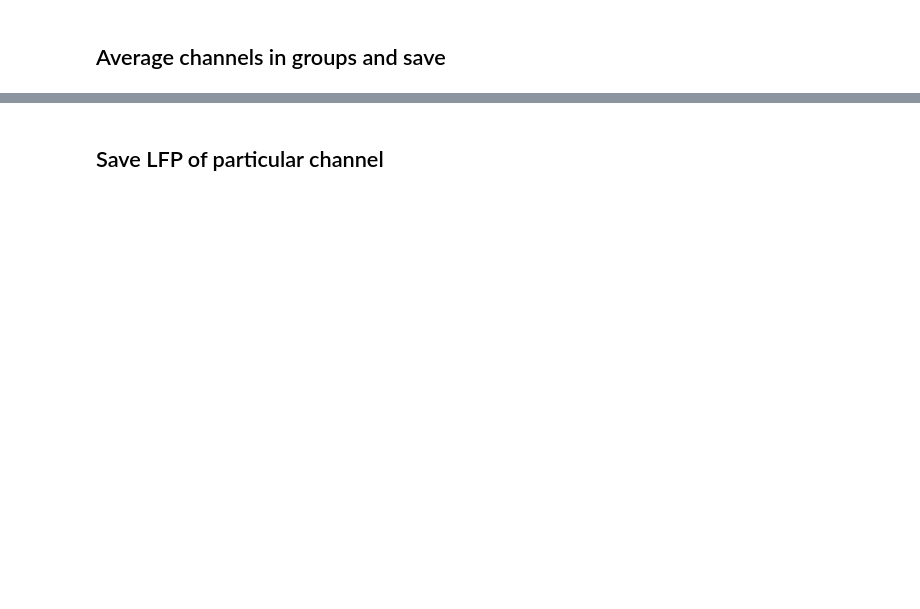
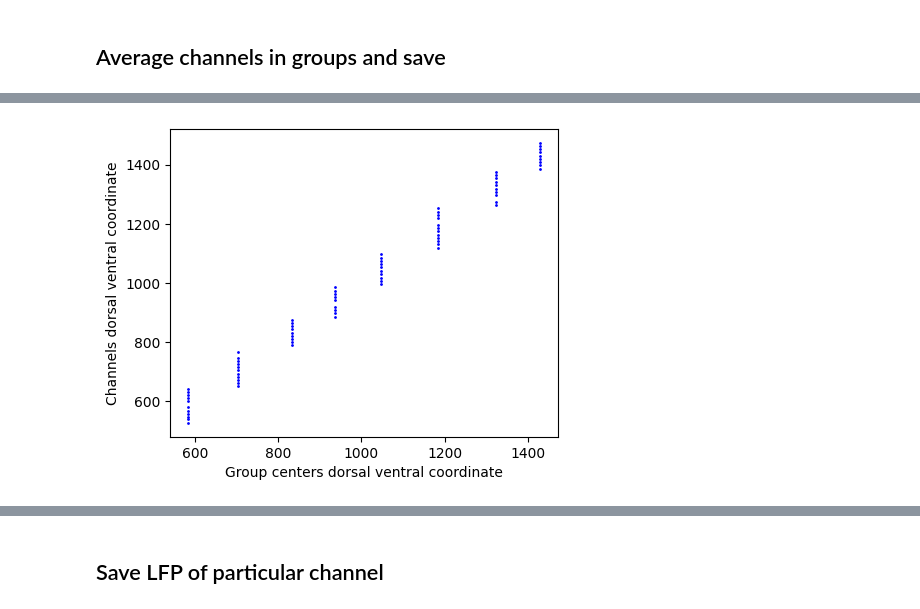
Before and after one commit to chenziao/Analyzing_Allen_Visual_Coding_Neuropixels_Dataset, a Jupyter notebook: Choose_Visual_Data.ipynb, the cells around one changed output, grey strips where cells are left out. Cells and saved outputs as stored; diff of their text form; code cells hidden in the pictures; blank space fills up the shorter version.

```diff
--- a/Choose_Visual_Data.ipynb
+++ b/Choose_Visual_Data.ipynb
@@ -127,15 +142,13 @@ if len(sel_units) == 0:
 # %%
 # units center
-ccf_coords = ['anterior_posterior_ccf_coordinate', 'dorsal_ventral_ccf_coordinate', 'left_right_ccf_coordinate']
 units_coord = sel_units[ccf_coords].values
 units_coord_mean = units_coord.mean(axis=0)
 center_unit_id = sel_units.index[np.argmin(np.sum((units_coord - units_coord_mean) ** 2, axis=1))]
 
 channel_index = sel_units.loc[center_unit_id, 'probe_channel_number']
-probe_id = sel_units.loc[center_unit_id, 'probe_id']
+center_unit_probe_id = sel_units.loc[center_unit_id, 'probe_id']
 
-channel = session.channels[(session.channels.probe_channel_number == channel_index) &
-                           (session.channels.probe_id == probe_id)]
+channel = channels[(channels.probe_channel_number == channel_index) & (channels.probe_id == center_unit_probe_id)]
 center_unit_channel_id = int(channel.index[0])
 
 print('Channel of the unit near the center of units')
@@ -172,6 +177,4 @@ Chennel near the center of units
 # %%
-channels = session.channels
-channels = channels.loc[channels['structure_acronym'] == ecephys_structure_acronym]
 probe_id = channels.probe_id.unique()
 print('Probes and channels in %s:' % ecephys_structure_acronym)
 for i in probe_id:
@@ -180,4 +183,7 @@ for i in probe_id:
 Probes and channels in VISp:
 probe id 760213145: 81 channels
 # %%
-probe_id = int(input('Select probe: ') if probe_id.size > 1 else probe_id[0])
+probe_id = int(input(f'Select probe: (center unit probe {center_unit_probe_id})') if probe_id.size > 1 else probe_id[0])
+if not probes.loc[probe_id, 'has_lfp_data']:
+    raise SystemExit(f'Probe {i:d} does not have LFP data.')
+fs = probes.loc[probe_id, 'lfp_sampling_rate']
@@ -210,2 +224,73 @@ fig_disp = figure_display_function(config, session_id=session_id, ecephys_struct
 # %% [markdown]
 ## Average channels in groups and save
+# %%
+import xarray as xr
+import matplotlib.pyplot as plt
+import sklearn as sk
+
+whether_redo = redo_condition(True)
+fig_disp = figure_display_function(config, session_id=session_id, ecephys_structure_acronym=ecephys_structure_acronym)
+# %%
+redo = True
+while redo:
+    channel_group_by_ccf, = get_parameters({'channel_group_by_ccf': has_ccf}, info, enter_parameters=has_ccf)
+    if channel_group_by_ccf:
+        from sklearn.manifold import LocallyLinearEmbedding
+        from sklearn.cluster import KMeans
+
+        channel_coord = channels[ccf_coords].values
+        # reduce dimension to one
+        method = 'ltsa' # 'standard' 'hessian' 'ltsa' 'modified'
+        lle = LocallyLinearEmbedding(n_components=1, n_neighbors=6, method=method)
+        probe_coord = lle.fit_transform(channel_coord) # 1D coordinate of channels
+        probe_coord = sk.preprocessing.MinMaxScaler().fit_transform(probe_coord)
+
+        # find number of clusters in the channels
+        kmeans = KMeans(2, n_init=1)
+        jumps = kmeans.fit_predict(np.diff(np.sort(probe_coord, axis=0), axis=0))
+        n_group = np.sum(jumps == np.argmax(kmeans.cluster_centers_.ravel())) + 1
+
+        # divide channels into groups
+        kmeans = KMeans(n_group, n_init=1)
+        channel_group = kmeans.fit_predict(probe_coord)
+    else:
+        from sklearn.decomposition import PCA
+
+        channel_coord = channels[['probe_horizontal_position', 'probe_vertical_position']].to_numpy(dtype=float, copy=True)
+        channel_coord[:, 1] = 3840. - channel_coord[:, 1]
+        print('Channels range: {:.0f} microns'.format(channel_coord[:, 1].max() - channel_coord[:, 1].min()))
+        n_group, = get_parameters({'n_channel_groups': 8}, info, enter_parameters=True)
+        pca = PCA(n_components=1)
+        probe_coord = pca.fit_transform(channel_coord)
+        probe_coord = sk.preprocessing.MinMaxScaler().fit_transform(probe_coord)
+
+        # divide channels into groups
+        sorted_probe_coord = np.sort(probe_coord.ravel())
+        increments = np.diff(sorted_probe_coord)
+        jumps = np.nonzero(increments > increments.mean())[0] + 1
+        cuts = np.round(np.linspace(0, probe_coord.size, n_group + 1))
+        cuts = jumps[pd.Index(jumps).get_indexer(cuts[1:-1], method='nearest')]
+        cut_coord = (sorted_probe_coord[cuts - 1] + sorted_probe_coord[cuts]) / 2
+        channel_group = np.searchsorted(cut_coord, probe_coord.ravel())
+
+    # group center coordinate
+    group_centers = np.zeros(n_group)
+    group_count = np.zeros(n_group)
+    for g, x in zip(channel_group, channel_coord[:, 1]):
+        group_centers[g] += x
+        group_count[g] += 1
+    group_centers /= group_count
+
+    # visualize channel groups
+    plt.figure(figsize=(5, 4))
+    for g, x in zip(channel_group, channel_coord[:, 1]):
+        plt.plot(group_centers[g], x, 'b.', markersize=2)
+    plt.xlabel('Group centers dorsal ventral coordinate')
+    plt.ylabel('Channels dorsal ventral coordinate')
+    fig_disp('channel_group_centers')
+
+    redo = whether_redo()
+
+if channel_group_by_ccf:
+    info['n_channel_groups'] = int(n_group)
+# %% [output]
@@ -211,0 +299 @@ fig_disp = figure_display_function(config, session_id=session_id, ecephys_struct
+[figure, added]
```
Also changed, not shown: parts of 15 cells of this notebook, 7 other files.
